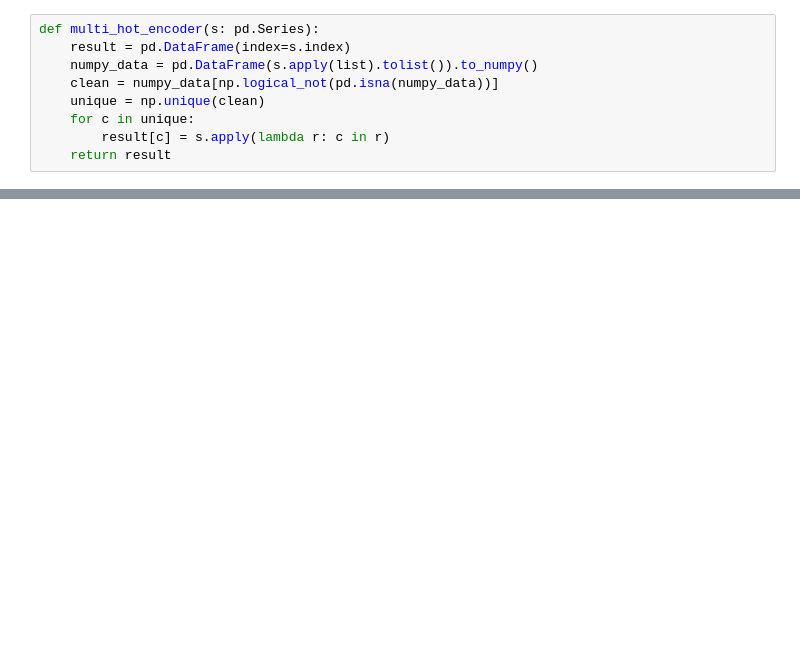
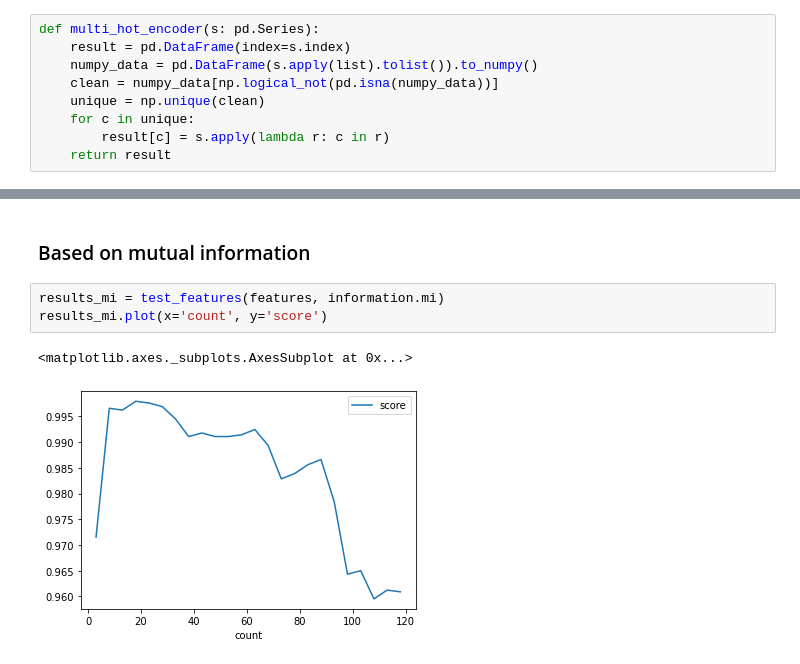
Before and after one commit to matkob/eshoppping, a Jupyter notebook: model_b.ipynb, the cells around one changed output, grey strips where cells are left out. Saved outputs shown, nothing was run; the diff lists cells and outputs as text; blank space fills up the shorter version.

```diff
--- a/model_b.ipynb
+++ b/model_b.ipynb
@@ -207,0 +220,8 @@ Although model a with multi encoding works way faster than with one hot encoding
+# %% [markdown]
+### Based on mutual information
+# %%
+results_mi = test_features(features, information.mi)
+results_mi.plot(x='count', y='score')
+# %% [output]
+<matplotlib.axes._subplots.AxesSubplot at 0x...>
+[figure, added]
```
Also changed, not shown: parts of 92 cells of this notebook, 2 other files.
